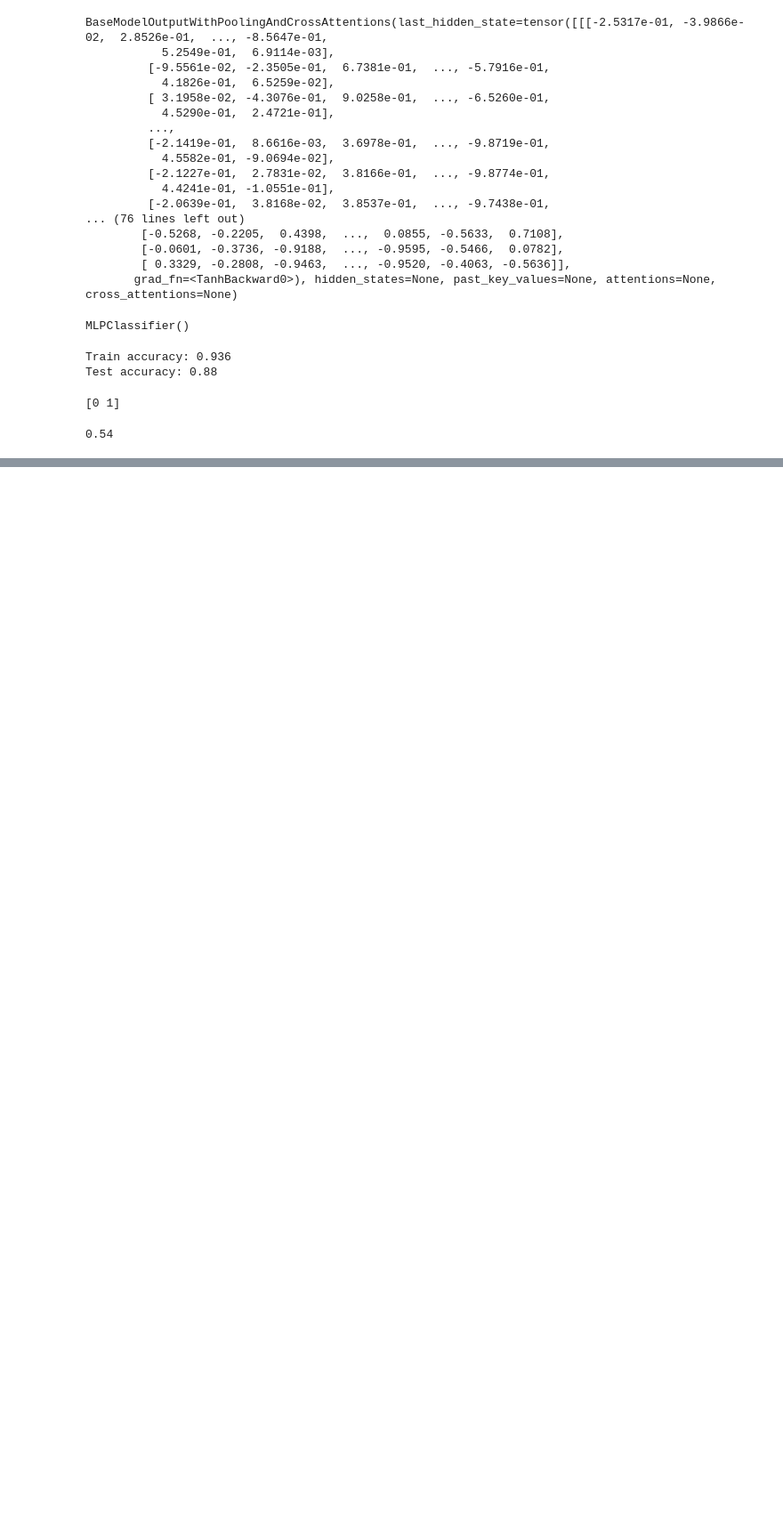
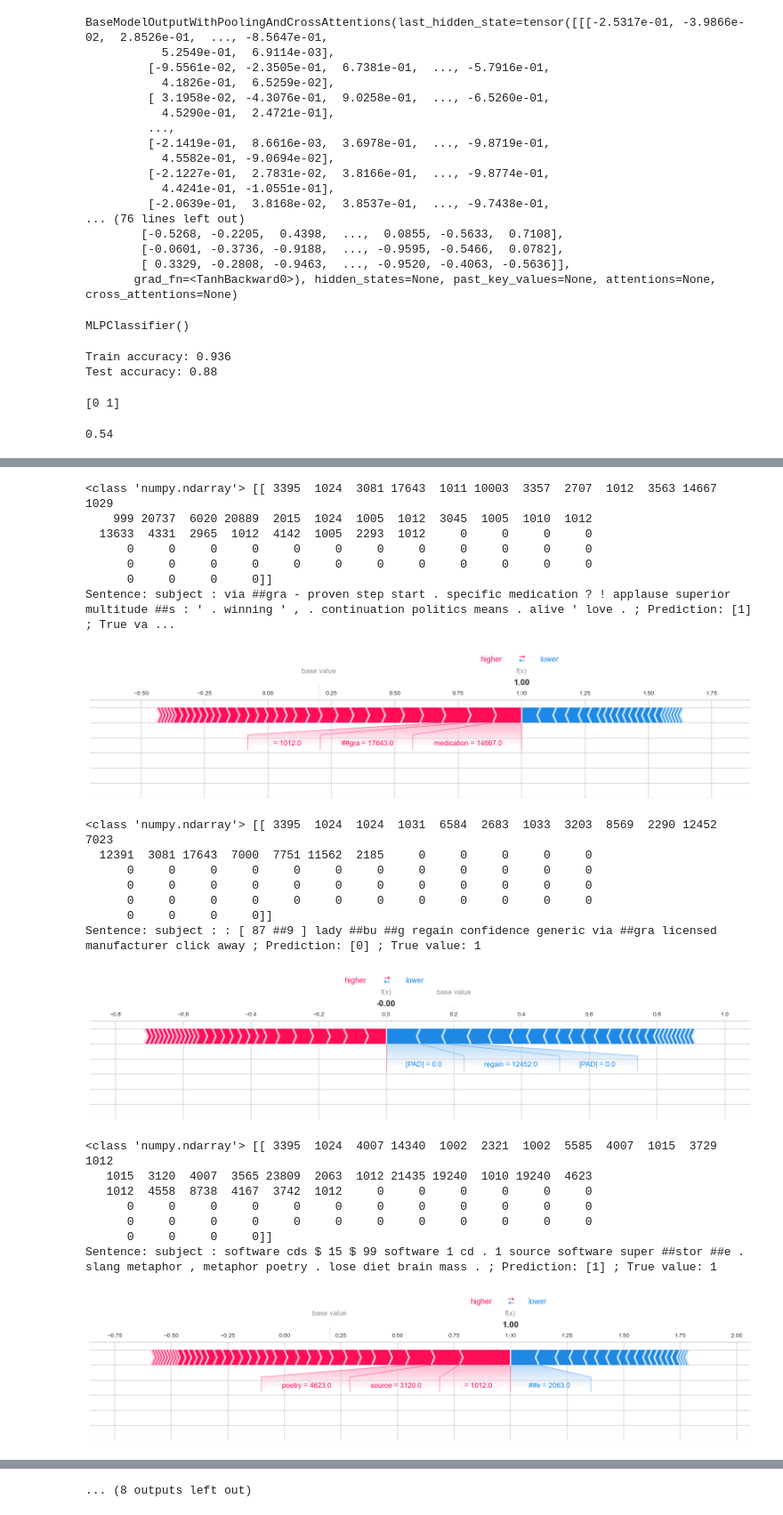
Before and after one commit to bkapteijns/thesis, a Jupyter notebook: code/feature-relevance/SHAP/spam-classification/nlp_shap.ipynb, the cells around one changed output, grey strips where cells are left out. Shown at 89% size. Saved outputs shown, nothing was run; the diff lists cells and outputs as text; code cells hidden in the pictures; blank space fills up the shorter version.

```diff
--- a/code/feature-relevance/SHAP/spam-classification/nlp_shap.ipynb
+++ b/code/feature-relevance/SHAP/spam-classification/nlp_shap.ipynb
@@ -228,6 +228,6 @@ shap.initjs()
 # %% [output]
 [interactive output not drawn]
 # %%
-to_explain = np.array(X_test_padded)[:20]
+to_explain = np.array(X_test_padded)[:10]
 to_explain.shape
 # %% [output]
@@ -256,4 +437,29 @@ print(permutation_values)
 # %%
-for i in range(len(X_test_padded)):
-  print("Sentence:", " ".join(tokenizer.convert_ids_to_tokens(X_test_padded[i])).replace(" [PAD]", "") ,"; Prediction:", clf.predict([X_test_padded[i]]), "; True value:", y_test[i])
+for i in range(len(to_explain)):
+  print("Sentence:", " ".join(tokenizer.convert_ids_to_tokens(to_explain[i])).replace(" [PAD]", "") ,"; Prediction:", prediction_model(np.array([to_explain[i]])), "; True value:", y_test[i])
   shap.plots.force(permutation_values.base_values[i], permutation_values.values[i], permutation_values.data[i], feature_names=tokenizer.convert_ids_to_tokens(permutation_values.data[i]), matplotlib=True)
+# %% [output]
+<class 'numpy.ndarray'> [[ 3395  1024  3081 17643  1011 10003  3357  2707  1012  3563 14667  1029
+    999 20737  6020 20889  2015  1024  1005  1012  3045  1005  1010  1012
+  13633  4331  2965  1012  4142  1005  2293  1012     0     0     0     0
+      0     0     0     0     0     0     0     0     0     0     0     0
+      0     0     0     0     0     0     0     0     0     0     0     0
+      0     0     0     0]]
+Sentence: subject : via ##gra - proven step start . specific medication ? ! applause superior multitude ##s : ' . winning ' , . continuation politics means . alive ' love . ; Prediction: [1] ; True va ...
+[figure, added]
+<class 'numpy.ndarray'> [[ 3395  1024  1024  1031  6584  2683  1033  3203  8569  2290 12452  7023
+  12391  3081 17643  7000  7751 11562  2185     0     0     0     0     0
+      0     0     0     0     0     0     0     0     0     0     0     0
+      0     0     0     0     0     0     0     0     0     0     0     0
+      0     0     0     0     0     0     0     0     0     0     0     0
+      0     0     0     0]]
+Sentence: subject : : [ 87 ##9 ] lady ##bu ##g regain confidence generic via ##gra licensed manufacturer click away ; Prediction: [0] ; True value: 1
+[figure, added]
+<class 'numpy.ndarray'> [[ 3395  1024  4007 14340  1002  2321  1002  5585  4007  1015  3729  1012
+   1015  3120  4007  3565 23809  2063  1012 21435 19240  1010 19240  4623
+   1012  4558  8738  4167  3742  1012     0     0     0     0     0     0
+      0     0     0     0     0     0     0     0     0     0     0     0
+      0     0     0     0     0     0     0     0     0     0     0     0
+      0     0     0     0]]
+Sentence: subject : software cds $ 15 $ 99 software 1 cd . 1 source software super ##stor ##e . slang metaphor , metaphor poetry . lose diet brain mass . ; Prediction: [1] ; True value: 1
+[figure, added]
@@ -260,3 +490,4 @@ for i in range(len(X_test_padded)):
+... (8 outputs left out)
 # %%
 import dill
 filename = 'globalsave.pkl'
```
Also changed, not shown: parts of 5 cells of this notebook, 2 other files.
